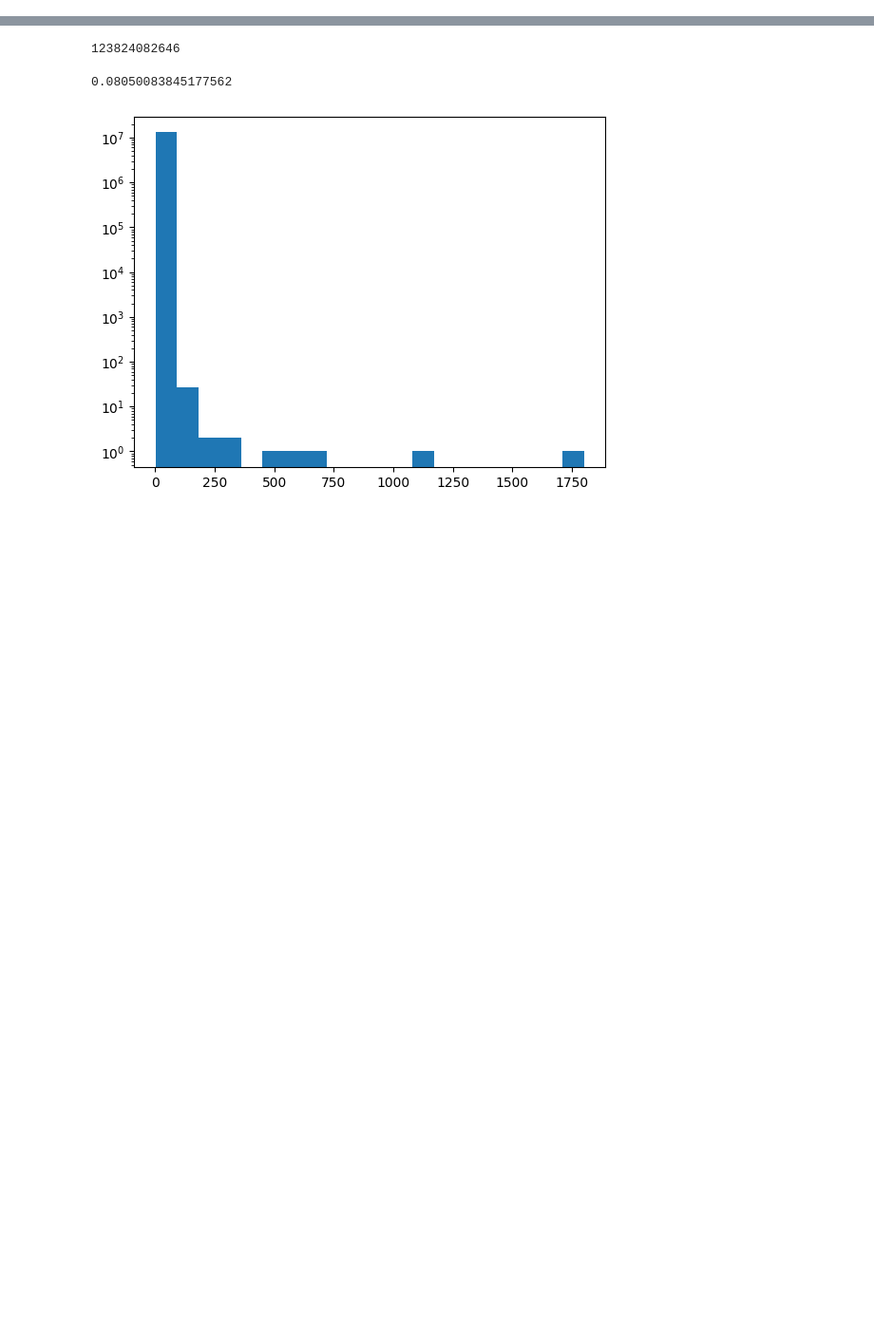
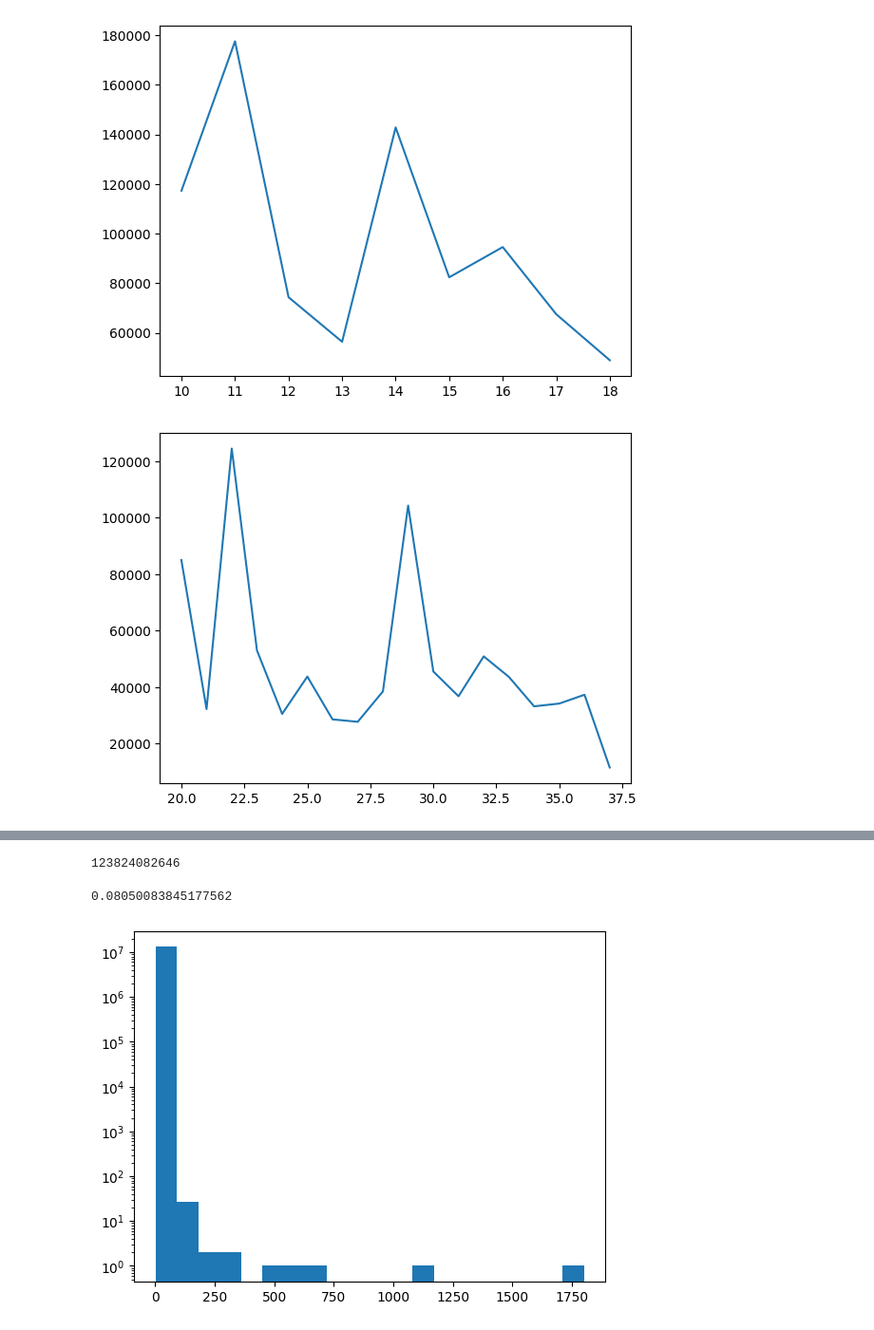
Before and after one commit to algorithm-pirogok/RL_market, a Jupyter notebook: test.ipynb, the cells around one changed output, grey strips where cells are left out. Shown at 95% size. Drawn from its saved outputs; the diff is of its cells as text; code cells hidden in the pictures; blank space fills up the shorter version.

```diff
--- a/test.ipynb
+++ b/test.ipynb
@@ -5,0 +196,12 @@ from tqdm import tqdm
+# %%
+mgnt = data[(data.SECCODE == 'MGNT')]
+# %%
+plt.plot(mgnt.groupby('HOUR')['VOLUME'].sum())
+plt.show()
+plt.plot(mgnt.groupby('HALF_OF_HOUR')['VOLUME'].sum())
+plt.show()
+plt.plot(mgnt.groupby('QUARTER_OF_HOUR')['VOLUME'].sum())
+plt.show()
+# %% [output]
+[figure, added]
+[figure, added]
```
Also changed, not shown: parts of 12 cells of this notebook, 3 other files.
